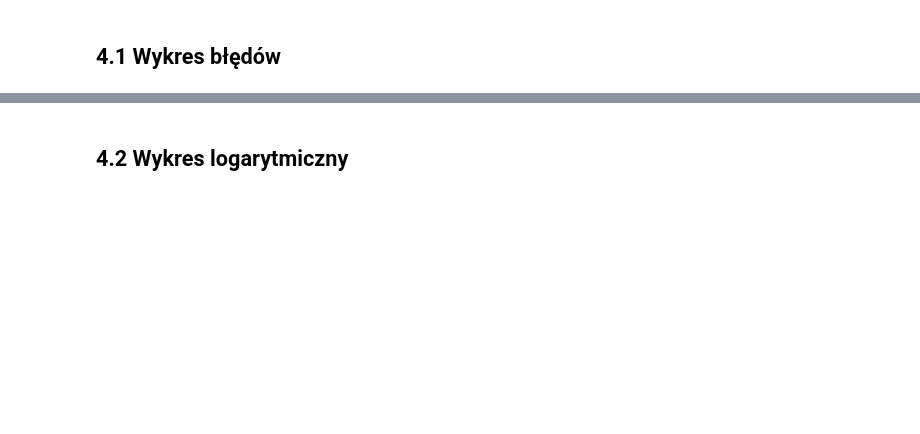
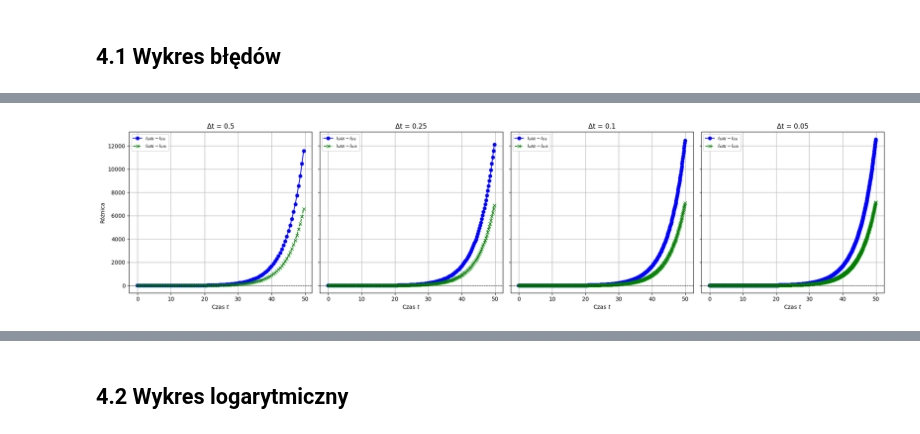
Before and after one commit to 277465/Modelowanie-Pandemii-Sars-cov-19, a Jupyter notebook: projekt.ipynb, the cells around one changed output, grey strips where cells are left out. Drawn from its saved outputs; the diff is of its cells as text; code cells hidden in the pictures; blank space fills up the shorter version.

```diff
--- a/projekt.ipynb
+++ b/projekt.ipynb
@@ -858,0 +862,48 @@ plt.show()
+# %%
+import numpy as np
+import matplotlib.pyplot as plt
+
+# Dane przykładowe
+delta_t_values = np.array([0.5, 0.25, 0.1, 0.05])  # Wartości kroku czasowego
+T = 50  # Maksymalny czas symulacji
+
+# Wyniki analityczne i dane do testów (przykładowe)
+t_high_res = np.linspace(0, T, 1000)
+
+
+
+
+# Tworzenie wykresów obok siebie
+fig, axes = plt.subplots(1, 4, figsize=(20, 5), sharey=True)
+
+# Iteracja po wartościach delta_t
+for idx, dt in enumerate(delta_t_values):
+    t_num = np.arange(0, T, dt)  # Punkty czasowe dla danego delta_t
+
+    # Interpolacja wyników analitycznych w punktach numerycznych
+    IsiAN_interp = np.interp(t_num, t_high_res, IsiAN_high_res)
+
+    # Interpolacja wyników numerycznych dla Isie i Isirk
+    Isie_interp = np.interp(t_num, np.linspace(0, T, len(Iesi)), Iesi)
+    Isirk_interp = np.interp(t_num, np.linspace(0, T, len(Irksi)), Irksi)
+
+    # Różnice w każdym punkcie
+    diff_sie = IsiAN_interp - Isie_interp
+    diff_sirk = IsiAN_interp - Isirk_interp
+
+    # Wykres różnic na odpowiedniej osi
+    axes[idx].plot(t_num, diff_sie, label='$I_{siAN} - I_{sie}$', marker='o', linestyle='-', color='blue')
+    axes[idx].plot(t_num, diff_sirk, label='$I_{siAN} - I_{sirk}$', marker='x', linestyle='--', color='green')
+    axes[idx].axhline(0, color='black', linestyle='--', linewidth=0.8)
+    axes[idx].set_title(f'Δt = {dt}', fontsize=12)
+    axes[idx].set_xlabel('Czas $t$', fontsize=10)
+    axes[idx].grid(True)
+    if idx == 0:
+        axes[idx].set_ylabel('Różnica', fontsize=10)
+    axes[idx].legend(fontsize=8)
+
+# Dodanie odstępów między wykresami
+plt.tight_layout()
+plt.show()
+# %% [output]
+[figure, added]
```
Also changed, not shown: parts of 6 cells of this notebook.
